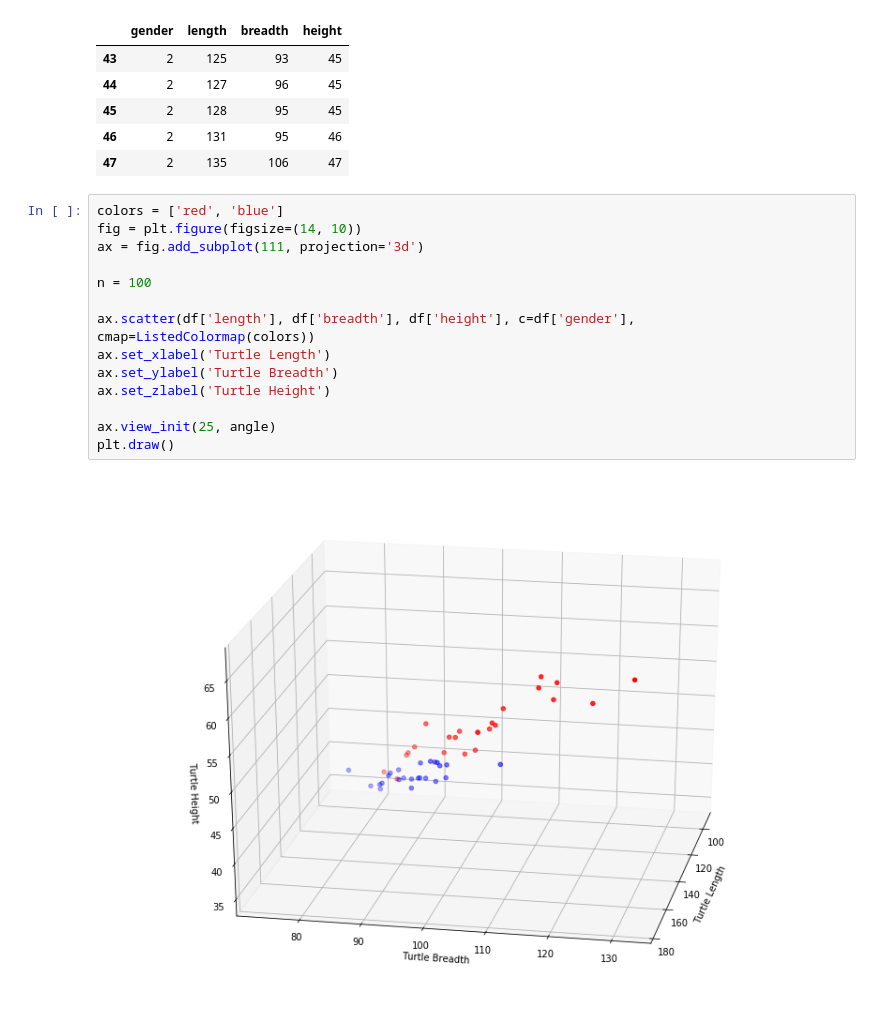
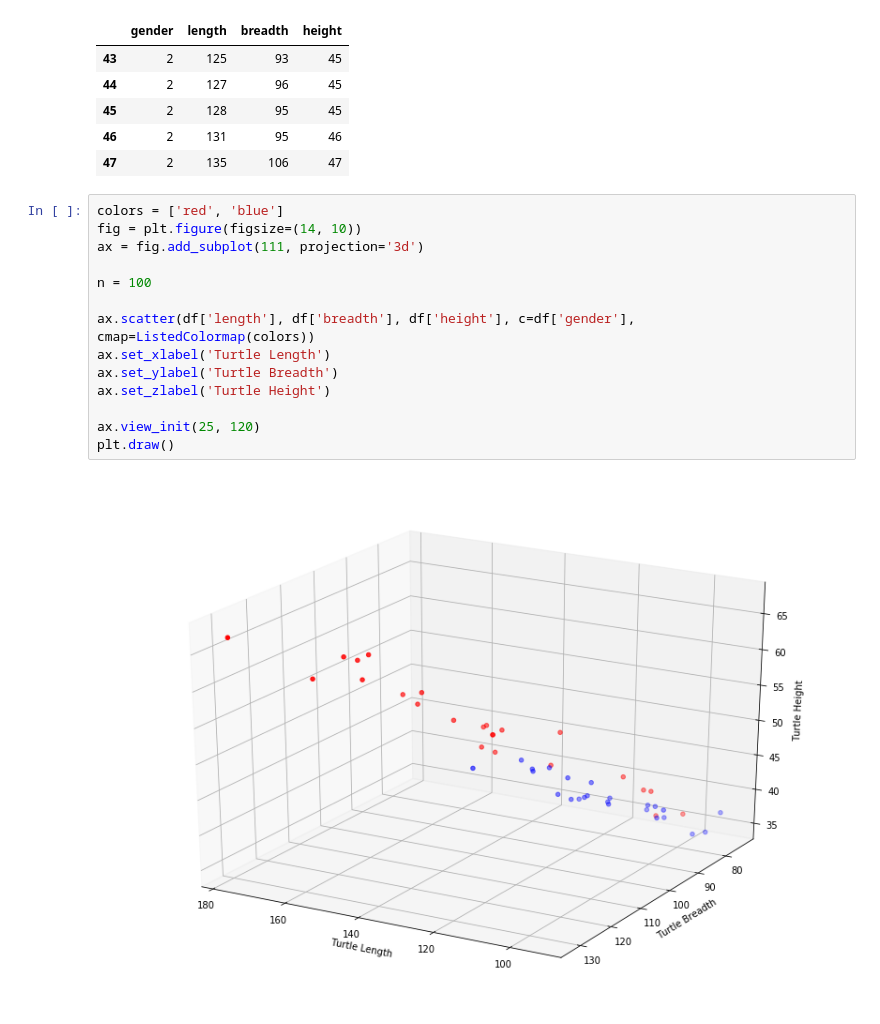
Before and after one commit to willshiao/acm-ds-workshop, a Jupyter notebook: Introduction to Data Science - k-Means.ipynb, the cells around one changed output. Saved outputs shown, nothing was run; the diff lists cells and outputs as text.

```diff
--- a/Introduction to Data Science - k-Means.ipynb
+++ b/Introduction to Data Science - k-Means.ipynb
@@ -33,17 +33,17 @@ df.tail()
 # %%
 colors = ['red', 'blue']
 fig = plt.figure(figsize=(14, 10))
 ax = fig.add_subplot(111, projection='3d')
 
 n = 100
 
 ax.scatter(df['length'], df['breadth'], df['height'], c=df['gender'], cmap=ListedColormap(colors))
 ax.set_xlabel('Turtle Length')
 ax.set_ylabel('Turtle Breadth')
 ax.set_zlabel('Turtle Height')
 
-ax.view_init(25, angle)
+ax.view_init(25, 120)
 plt.draw()
 # %% [output]
-[figure, old version]
+[figure, new version]
 # %%
```
Also changed, not shown: parts of 4 cells of this notebook.
